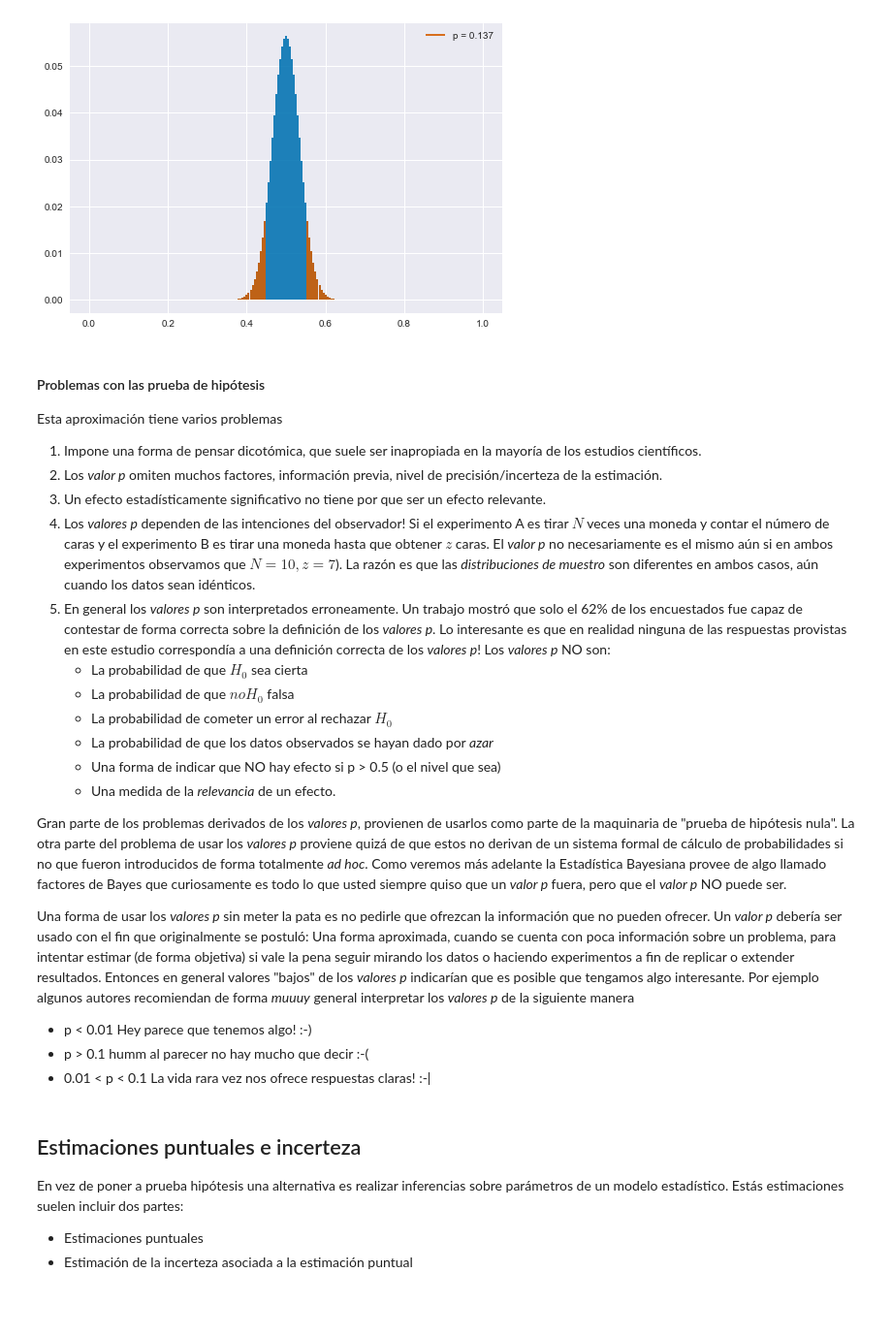
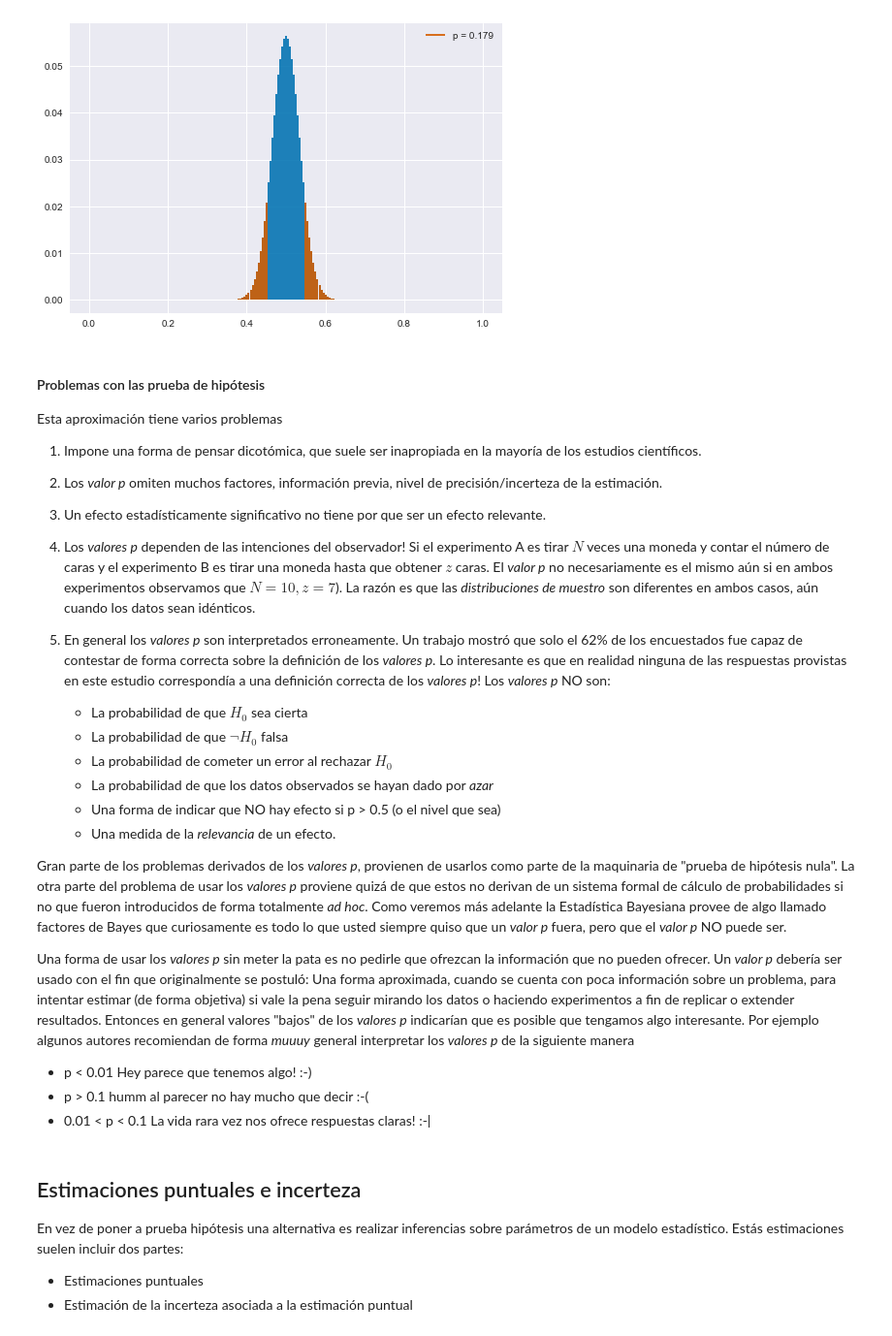
Before and after one commit to aloctavodia/intro_ciencia_de_datos, a Jupyter notebook: 03_intro_estadística_frecuentista.ipynb, the cells around one changed output. Shown: that part at 97% size. Drawn from its saved outputs; the diff is of its cells as text; code cells hidden in the pictures; blank space fills up the shorter version.

```diff
--- a/03_intro_estadística_frecuentista.ipynb
+++ b/03_intro_estadística_frecuentista.ipynb
@@ -168,22 +175,23 @@ Según el paradigma frecuentista el procedimiento sería:
 # %%
 p = 0.5
 
 dist_monedas = stats.binom(n, p);
 x = np.arange(0, n + 1)
 y = dist_monedas.pmf(x)
+valor_p = dist_monedas.cdf(90) * 2 # por simetría
 
 T = x/n
 T_obs = caras_obs/n
 
-valor_p = np.sum(y[T < T_obs]) * 2
+valor_p = np.sum(y[T <= T_obs]) * 2
 plt.vlines(T, 0, y, 'C0')
-plt.vlines(T[T < T_obs], 0, y[T < T_obs], 'C2',
+plt.vlines(T[T <= T_obs], 0, y[T <= T_obs], 'C2',
            label='p = {:.3f}'.format(valor_p))
-plt.vlines(T[T > 1-T_obs], 0, y[T > 1-T_obs], 'C2');
+plt.vlines(T[T >= 1-T_obs], 0, y[T >= 1-T_obs], 'C2');
 
 plt.legend();
 # %% [output]
-[figure, old version]
+[figure, new version]
 # %% [markdown]
 #### Problemas con las prueba de hipótesis
 
@@ -194,13 +202,13 @@ Esta aproximación tiene varios problemas
 3. Un efecto estadísticamente significativo no tiene por que ser un efecto relevante.
 4. Los _valores p_ dependen de las intenciones del observador! Si el experimento A es tirar $N$ veces una moneda y contar el número de caras y el experimento B es tirar una moneda hasta que obtener $z$ caras. El _valor p_ no necesariamente es el mismo aún si en ambos experimentos observamos que $N=10, z=7$). La razón es que las _distribuciones de muestro_ son diferentes en ambos casos, aún cuando los datos sean idénticos.
 5. En general los *valores p* son interpretados erroneamente. Un trabajo mostró que solo el 62% de los encuestados fue capaz de contestar de forma correcta sobre la definición de los *valores p*. Lo interesante es que en realidad ninguna de las respuestas provistas en este estudio correspondía a una definición correcta de los _valores p_! Los *valores p* NO son:
-    * La probabilidad de que $H_0$ sea cierta
-    * La probabilidad de que $ no H_0$ falsa
-    * La probabilidad de cometer un error al rechazar $H_0$
+
+    * La probabilidad de que $H_{0}$ sea cierta
+    * La probabilidad de que $\neg H_{0}$ falsa
+    * La probabilidad de cometer un error al rechazar $H_{0}$
     * La probabilidad de que los datos observados se hayan dado por *azar*
     * Una forma de indicar que NO hay efecto si p > 0.5 (o el nivel que sea)
     * Una medida de la *relevancia* de un efecto.
-
 
 Gran parte de los problemas derivados de los *valores p*, provienen de usarlos como parte de la maquinaria de "prueba de hipótesis nula". La otra parte del problema de usar los _valores p_ proviene quizá de que estos no derivan de un sistema formal de cálculo de probabilidades si no que fueron introducidos de forma totalmente _ad hoc_. Como veremos más adelante la Estadística Bayesiana provee de algo llamado factores de Bayes que curiosamente es todo lo que usted siempre quiso que un _valor p_ fuera, pero que el _valor p_ NO puede ser.
 
```
Also changed, not shown: parts of 21 cells of this notebook.
